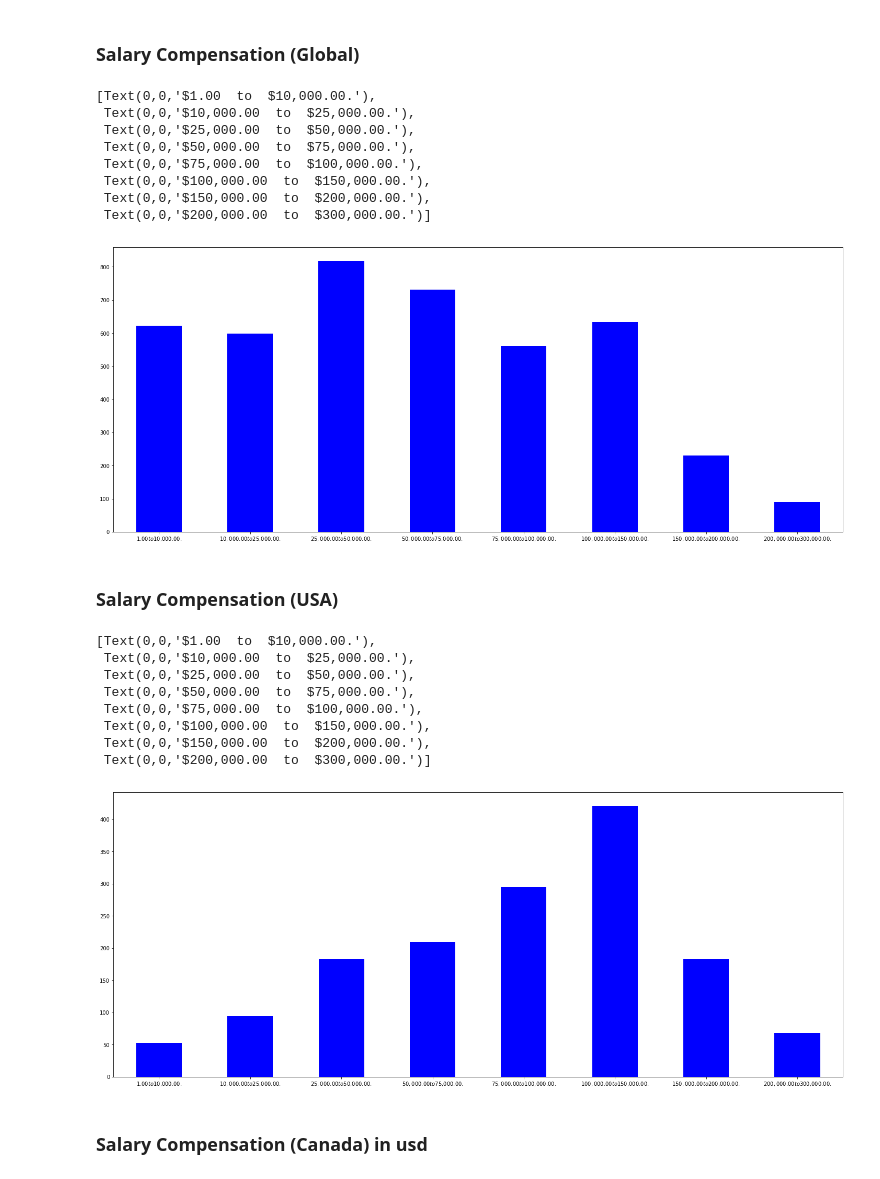
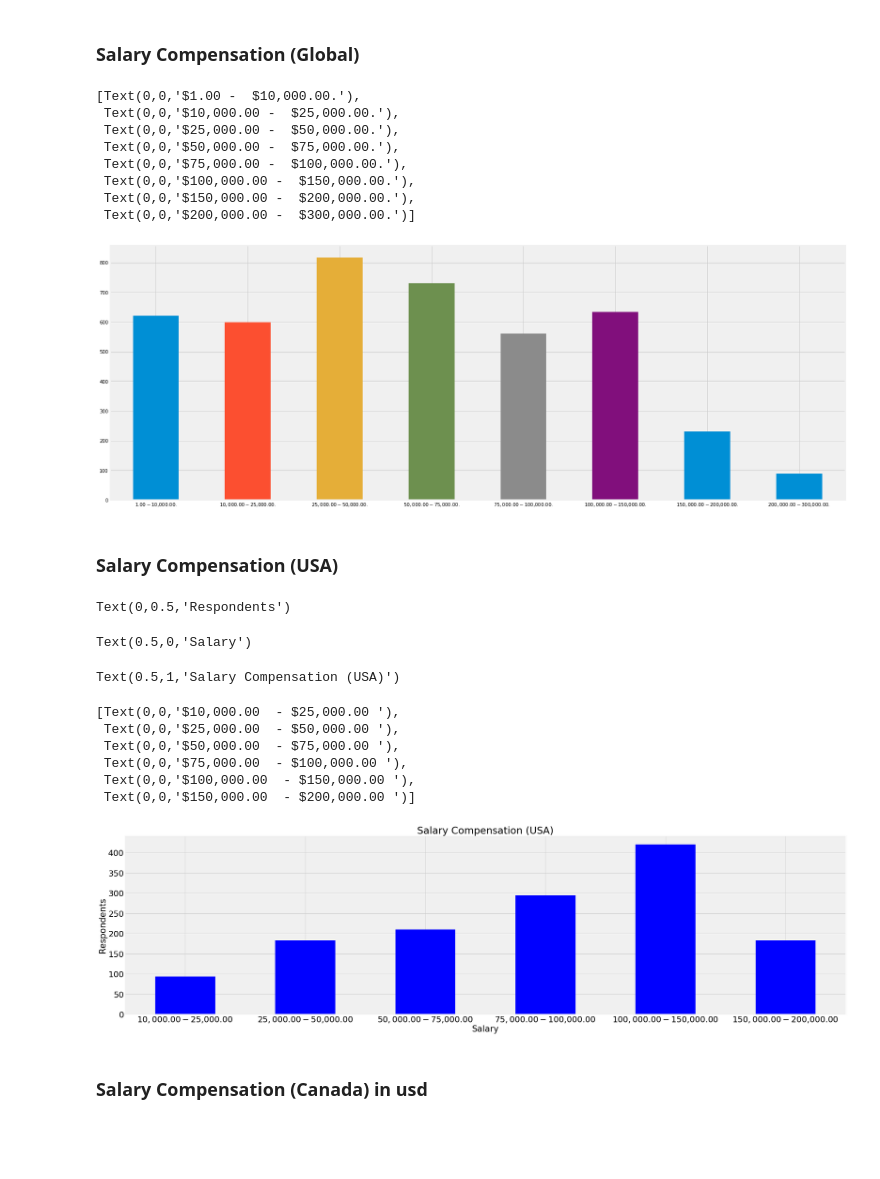
Before and after one commit to albertsaave/3250-term-project, a Jupyter notebook: alberto/TeamProject.ipynb, the cells around one changed output. Cells and saved outputs as stored; diff of their text form; code cells hidden in the pictures; blank space fills up the shorter version.

```diff
--- a/alberto/TeamProject.ipynb
+++ b/alberto/TeamProject.ipynb
@@ -8,6 +8,7 @@ import matplotlib as mpl
 import matplotlib.pyplot as plt
 %pylab inline
 %matplotlib inline
+matplotlib.style.use('fivethirtyeight')
 # %% [output]
 Populating the interactive namespace from numpy and matplotlib
 # %% [markdown]
@@ -248,65 +256,67 @@ plt.show()
 # %% [markdown]
 ### Salary Compensation (Global)
 # %%
- pd.set_option('display.float_format', lambda x: '%.3f' % x)
+pd.set_option('display.float_format', lambda x: '%.3f' % x)
 
 conversion_rates_df = pd.read_csv("../kaggle-survey-2017/conversionRates.csv", usecols=["originCountry", "exchangeRate"] )
 conversion_rates_df.columns = ['CompensationCurrency','ExchangeRate']
 
 salaries = multiple_choice_responses_df.copy()
 
 salaries['CompensationAmount'].fillna('0', inplace=True)
 
 salaries['CompensationAmount'] = salaries['CompensationAmount'].iloc[:].str.replace(',','')
 salaries['CompensationAmount'] = salaries['CompensationAmount'].iloc[:].str.replace('-','')
 salaries['CompensationAmount'] = pd.to_numeric(salaries['CompensationAmount'])
 
 salaries = pd.merge(salaries, conversion_rates_df, on=['CompensationCurrency'])
 
 salaries['SalaryUSD'] = salaries['CompensationAmount'] * salaries['ExchangeRate']
 
 bins = [1, 10000, 25000, 50000, 75000 , 100000, 150000, 200000, 300000]
 salary_groups = pd.cut(salaries['SalaryUSD'], bins, include_lowest=False).dropna()
 
 
-ax = salary_groups.value_counts(sort=False).plot.bar(rot=0, color="b", figsize=(25,10))
+ax = salary_groups.value_counts(sort=False).plot.bar(rot=0, figsize=(25,10))
 
-ax.set_xticklabels(['{left}  to  {right}.'.format(left= '${:,.2f}'.format(c.left), right='${:,.2f}'.format(c.right))  for c in salary_groups.cat.categories])
-plt.show()
+ax.set_xticklabels(['{left} -  {right}.'.format(left= '${:,.2f}'.format(c.left), right='${:,.2f}'.format(c.right))  for c in salary_groups.cat.categories])
 # %% [output]
-[Text(0,0,'$1.00  to  $10,000.00.'),
- Text(0,0,'$10,000.00  to  $25,000.00.'),
- Text(0,0,'$25,000.00  to  $50,000.00.'),
- Text(0,0,'$50,000.00  to  $75,000.00.'),
- Text(0,0,'$75,000.00  to  $100,000.00.'),
- Text(0,0,'$100,000.00  to  $150,000.00.'),
- Text(0,0,'$150,000.00  to  $200,000.00.'),
- Text(0,0,'$200,000.00  to  $300,000.00.')]
+[Text(0,0,'$1.00 -  $10,000.00.'),
+ Text(0,0,'$10,000.00 -  $25,000.00.'),
+ Text(0,0,'$25,000.00 -  $50,000.00.'),
+ Text(0,0,'$50,000.00 -  $75,000.00.'),
+ Text(0,0,'$75,000.00 -  $100,000.00.'),
+ Text(0,0,'$100,000.00 -  $150,000.00.'),
+ Text(0,0,'$150,000.00 -  $200,000.00.'),
+ Text(0,0,'$200,000.00 -  $300,000.00.')]
-[figure, old version]
+[figure, new version]
 # %% [markdown]
 ### Salary Compensation (USA)
 # %%
 usd_salaries = salaries.copy()
 usd_salaries = usd_salaries.loc[usd_salaries['CompensationCurrency'] == 'USD']
 
-bins = [1, 10000, 25000, 50000, 75000 , 100000, 150000, 200000, 300000]
+bins = [10000, 25000, 50000, 75000 , 100000, 150000, 200000]
 salary_groups = pd.cut(usd_salaries['SalaryUSD'], bins, include_lowest=False).dropna()
 
 
-ax = salary_groups.value_counts(sort=False).plot.bar(rot=0, color="b", figsize=(25,10))
+ax = salary_groups.value_counts(sort=False).plot.bar(rot=0, color="b", figsize=(35,10), fontsize=25)
+ax.set_ylabel('Respondents', fontsize=26)
+ax.set_xlabel('Salary', fontsize=26)
+ax.set_title('Salary Compensation (USA)', fontsize=30)
 
-ax.set_xticklabels(['{left}  to  {right}.'.format(left= '${:,.2f}'.format(c.left), right='${:,.2f}'.format(c.right))  for c in salary_groups.cat.categories])
-plt.show()
+ax.set_xticklabels(['{left} - {right}'.format(left= '${:,.2f} '.format(c.left), right='${:,.2f} '.format(c.right))  for c in salary_groups.cat.categories])
 # %% [output]
-[Text(0,0,'$1.00  to  $10,000.00.'),
- Text(0,0,'$10,000.00  to  $25,000.00.'),
- Text(0,0,'$25,000.00  to  $50,000.00.'),
- Text(0,0,'$50,000.00  to  $75,000.00.'),
- Text(0,0,'$75,000.00  to  $100,000.00.'),
- Text(0,0,'$100,000.00  to  $150,000.00.'),
- Text(0,0,'$150,000.00  to  $200,000.00.'),
- Text(0,0,'$200,000.00  to  $300,000.00.')]
+Text(0,0.5,'Respondents')
+Text(0.5,0,'Salary')
+Text(0.5,1,'Salary Compensation (USA)')
+[Text(0,0,'$10,000.00  - $25,000.00 '),
+ Text(0,0,'$25,000.00  - $50,000.00 '),
+ Text(0,0,'$50,000.00  - $75,000.00 '),
+ Text(0,0,'$75,000.00  - $100,000.00 '),
+ Text(0,0,'$100,000.00  - $150,000.00 '),
+ Text(0,0,'$150,000.00  - $200,000.00 ')]
-[figure, old version]
+[figure, new version]
 # %% [markdown]
 ### Salary Compensation (Canada) in usd
 # %%
```
Also changed, not shown: parts of 36 cells of this notebook.
